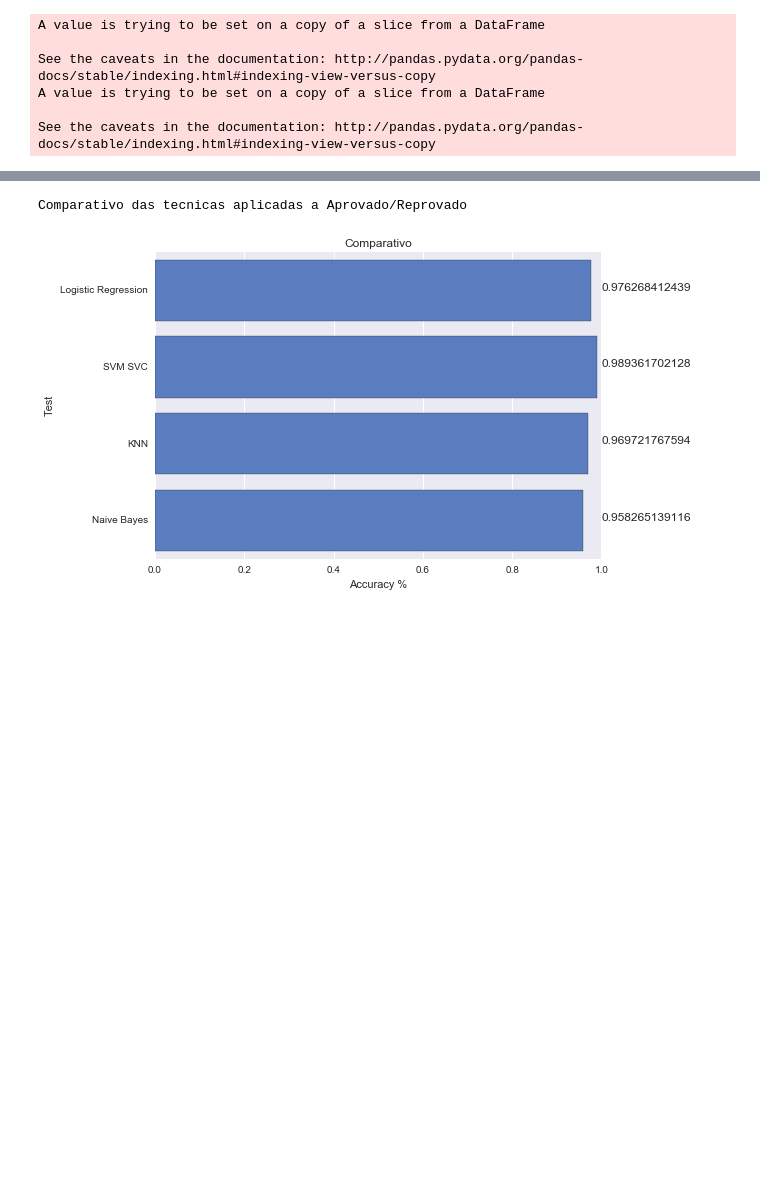
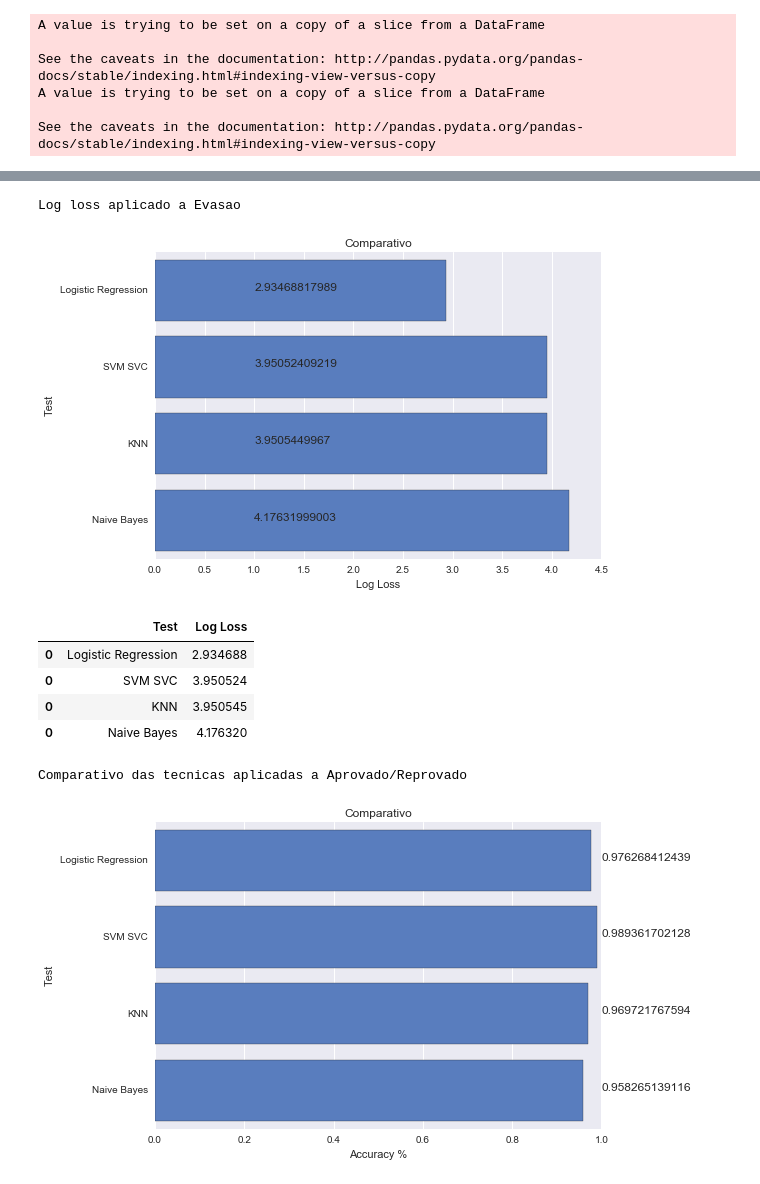
Before and after one commit to sandeco/educacao, a Jupyter notebook: si-analise-tecnicas.ipynb, the cells around one changed output, grey strips where cells are left out. Cells and saved outputs as stored; diff of their text form; code cells hidden in the pictures; blank space fills up the shorter version.

```diff
--- a/si-analise-tecnicas.ipynb
+++ b/si-analise-tecnicas.ipynb
@@ -162,3 +213,20 @@ naive_bayes = naive_bayes.GaussianNB()
+# %%
+logloss_evasao = logloss_evasao.append(logLoss('Logistic Regression', logistic_regression, 'evasao'))
+logloss_evasao = logloss_evasao.append(logLoss('SVM SVC', svm, 'evasao'))
+logloss_evasao = logloss_evasao.append(logLoss('KNN', knn, 'evasao'))
+logloss_evasao = logloss_evasao.append(logLoss('Naive Bayes', naive_bayes, 'evasao'))
+
+print('Log loss aplicado a Evasao')
+plotComparativoLogLoss(logloss_evasao)
+logloss_evasao
+# %% [output]
+Log loss aplicado a Evasao
+[figure, added]
+|  | Test | Log Loss |
+| 0 | Logistic Regression | 2.934688 |
+| 0 | SVM SVC | 3.950524 |
+| 0 | KNN | 3.950545 |
+| 0 | Naive Bayes | 4.176320 |
 # %%
 tecnicas_selecionadas_aprovado = tecnicas_selecionadas_aprovado.append(returnScoreAprovado('Logistic Regression', logistic_regression))
 tecnicas_selecionadas_aprovado = tecnicas_selecionadas_aprovado.append(returnScoreAprovado('SVM SVC', svm))
```
Also changed, not shown: parts of 4 cells of this notebook.
